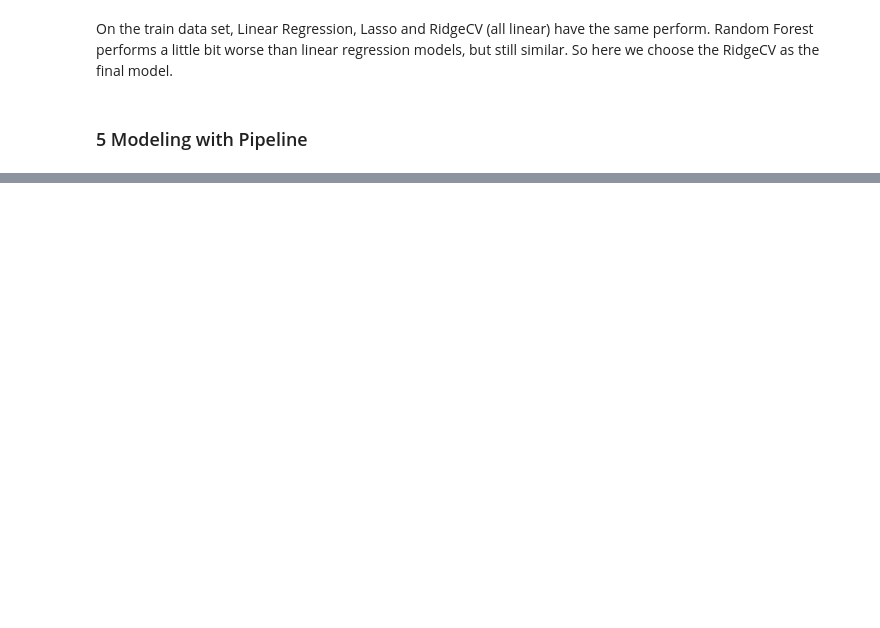
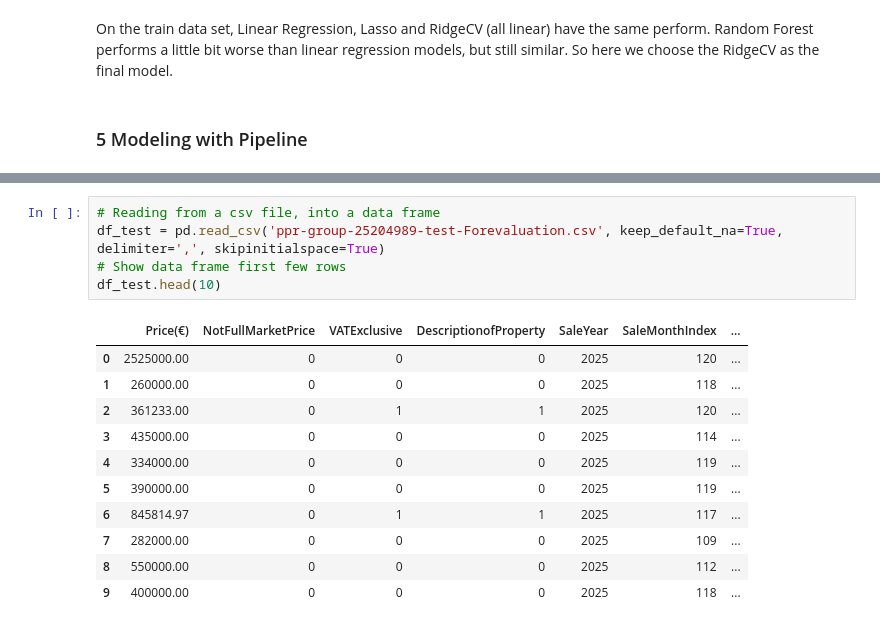
Before and after one commit to wuxiaoli-ucd/Data-Analytics, a Jupyter notebook: Modeling.ipynb, the cells around one changed output, grey strips where cells are left out. Saved outputs shown, nothing was run; the diff lists cells and outputs as text; blank space fills up the shorter version.

```diff
--- a/Modeling.ipynb
+++ b/Modeling.ipynb
@@ -776,0 +854,17 @@ On the train data set, Linear Regression, Lasso and RidgeCV (all linear) have th
+# %%
+# Reading from a csv file, into a data frame
+df_test = pd.read_csv('ppr-group-25204989-test-Forevaluation.csv', keep_default_na=True, delimiter=',', skipinitialspace=True)
+# Show data frame first few rows
+df_test.head(10)
+# %% [output]
+|  | Price(€) | NotFullMarketPrice | VATExclusive | DescriptionofProperty | SaleYear | SaleMonthIndex | ... |
+| 0 | 2525000.00 | 0 | 0 | 0 | 2025 | 120 | ... |
+| 1 | 260000.00 | 0 | 0 | 0 | 2025 | 118 | ... |
+| 2 | 361233.00 | 0 | 1 | 1 | 2025 | 120 | ... |
+| 3 | 435000.00 | 0 | 0 | 0 | 2025 | 114 | ... |
+| 4 | 334000.00 | 0 | 0 | 0 | 2025 | 119 | ... |
+| 5 | 390000.00 | 0 | 0 | 0 | 2025 | 119 | ... |
+| 6 | 845814.97 | 0 | 1 | 1 | 2025 | 117 | ... |
+| 7 | 282000.00 | 0 | 0 | 0 | 2025 | 109 | ... |
+| 8 | 550000.00 | 0 | 0 | 0 | 2025 | 112 | ... |
+| 9 | 400000.00 | 0 | 0 | 0 | 2025 | 118 | ... |
```
Also changed, not shown: parts of 10 cells of this notebook, 1 other file.
